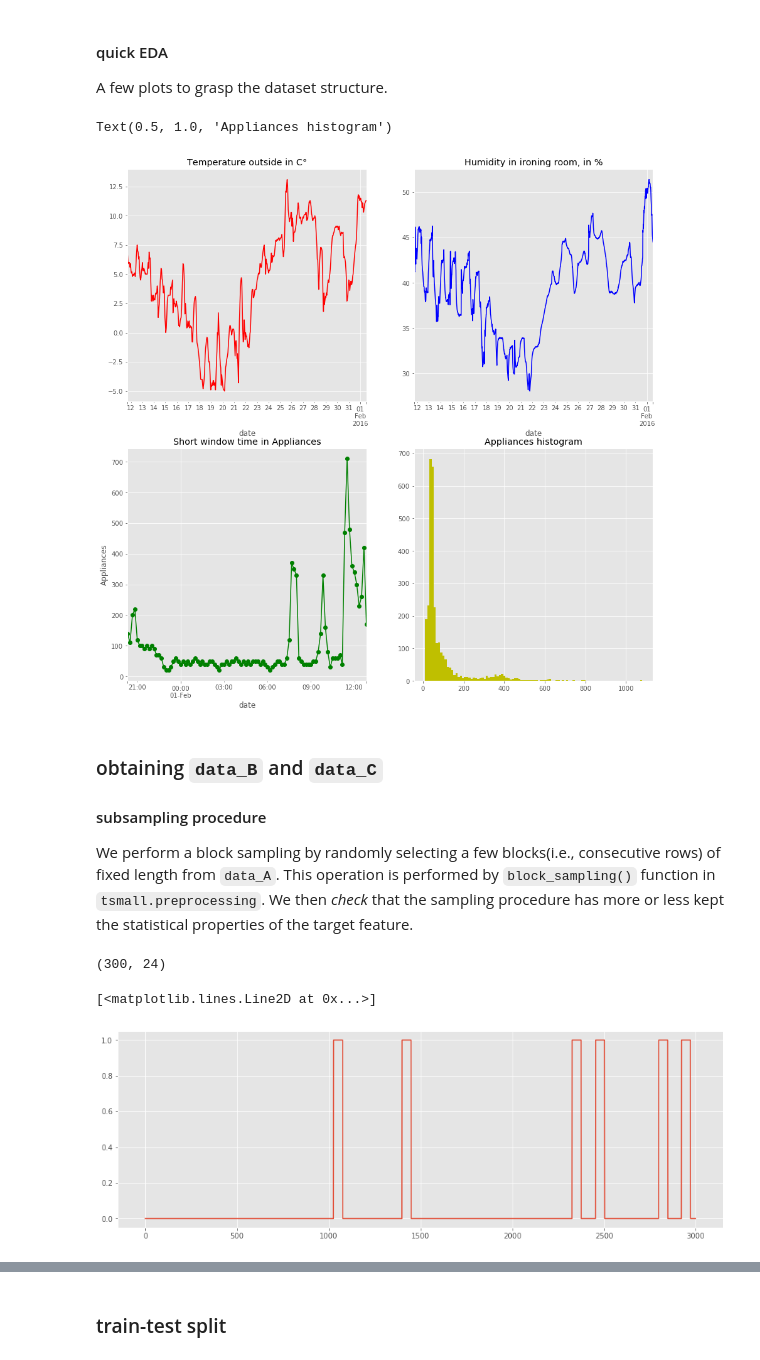
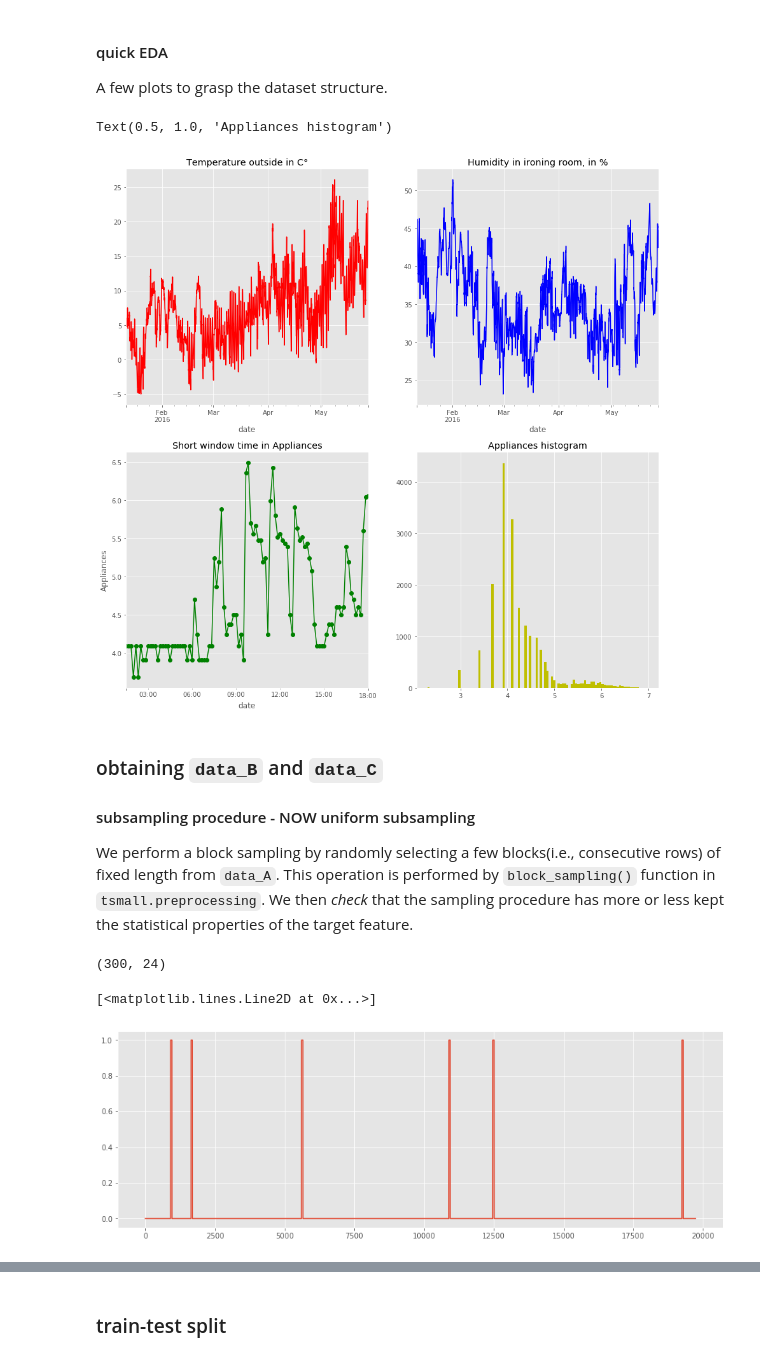
Before and after one commit to fdesmond/seme-ts, a Jupyter notebook: oracle.ipynb, the cells around one changed output, grey strips where cells are left out. Drawn from its saved outputs; the diff is of its cells as text; code cells hidden in the pictures.

```diff
--- a/oracle.ipynb
+++ b/oracle.ipynb
@@ -26,9 +26,10 @@ energy.set_index('date', inplace=True)
 ts_index = ['T1', 'RH_1', 'T2', 'RH_2', 'T3', 'RH_3', 'T4',
        'RH_4', 'T5', 'RH_5', 'T6', 'RH_6', 'T7', 'RH_7', 'T8', 'RH_8', 'T9',
        'RH_9', 'T_out', 'Press_mm_hg', 'RH_out', 'Windspeed',
-       'Tdewpoint', 'Appliances']
+       'Tdewpoint']
 
-data_A = energy[ts_index].iloc[:3000]
+data_A = energy[ts_index].copy()
+data_A['Appliances'] = np.log(energy['Appliances'])
 display(data_A.head(), data_A.describe())
 # %% [output]
 |  | T1 | RH_1 | T2 | RH_2 | T3 | RH_3 | T4 | RH_4 | T5 | RH_5 | ... | ... |
@@ -60,23 +61,23 @@ data_A.Appliances.iloc[-100:].plot(marker='o', color='g', title='Short window ti
 data_A.Appliances.hist(bins=100, ax=ax[1,1], color='y').set_title('Appliances histogram')
 # %% [output]
 Text(0.5, 1.0, 'Appliances histogram')
-[figure, old version]
+[figure, new version]
 # %% [markdown]
 ### obtaining `data_B` and `data_C`
-#### subsampling procedure
+#### subsampling procedure - NOW uniform subsampling
 We perform a block sampling by randomly selecting a few blocks(i.e., consecutive rows) of fixed length from `data_A`. This operation is performed by `block_sampling()` function in `tsmall.preprocessing`. We then *check* that the sampling procedure has more or less kept the statistical properties of the target feature.
 # %%
 # we subsample 5 blocks of length 60 from data_A
 indices_B = block_sampling(data_A.shape[0], 6, 50)
-data_B = data_A[indices_B]
+data_B = data_A[indices_B].copy()
 display(data_B.shape)
 
 plt.rcParams['figure.figsize'] = [15, 5]
 plt.plot(indices_B)
 # %% [output]
 (300, 24)
 [<matplotlib.lines.Line2D at 0x...>]
-[figure, old version]
+[figure, new version]
 # %%
 # visually check that the data_B has a similar Appliances histogram
 fig, ax = plt.subplots(figsize=[15,5], nrows=1, ncols=2)
```
Also changed, not shown: parts of 6 cells of this notebook, 3 other files.
